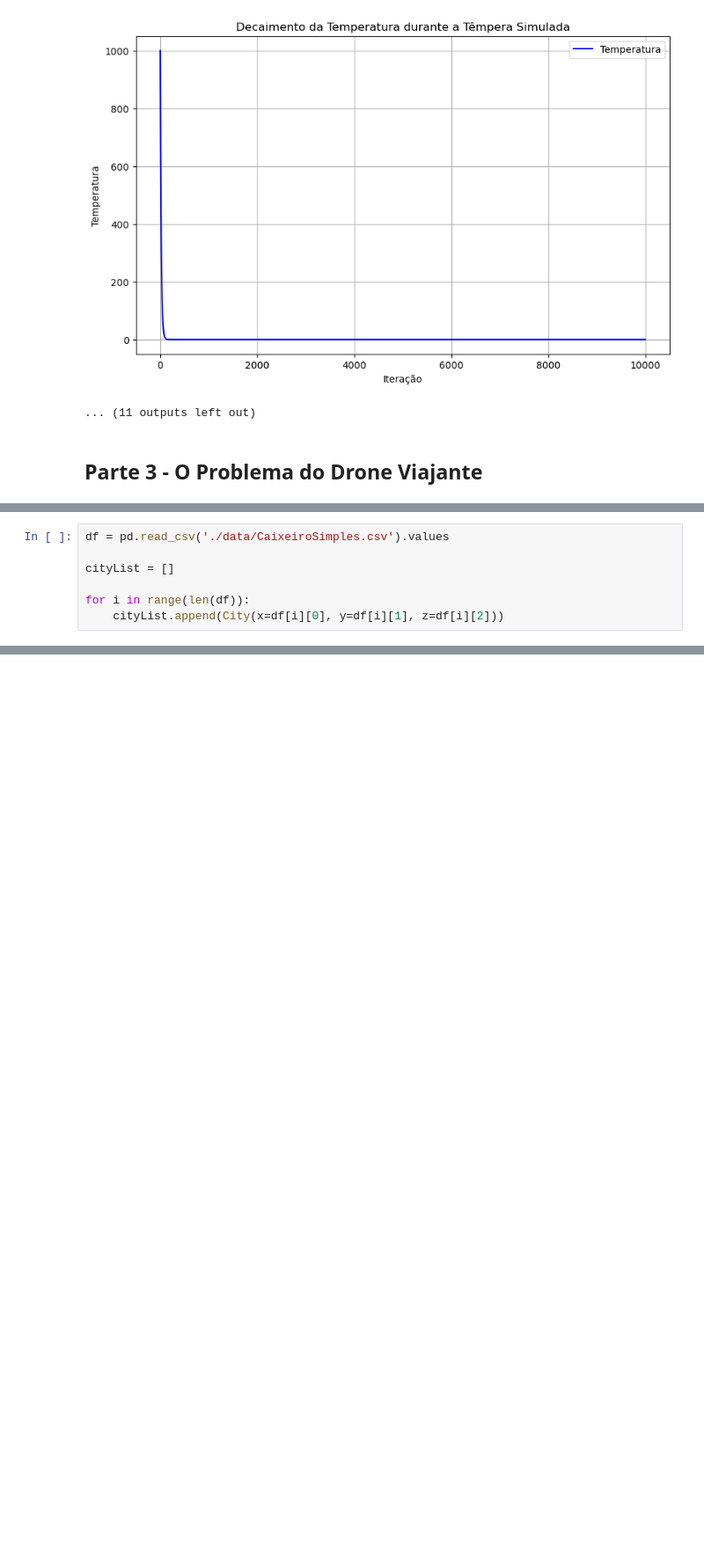
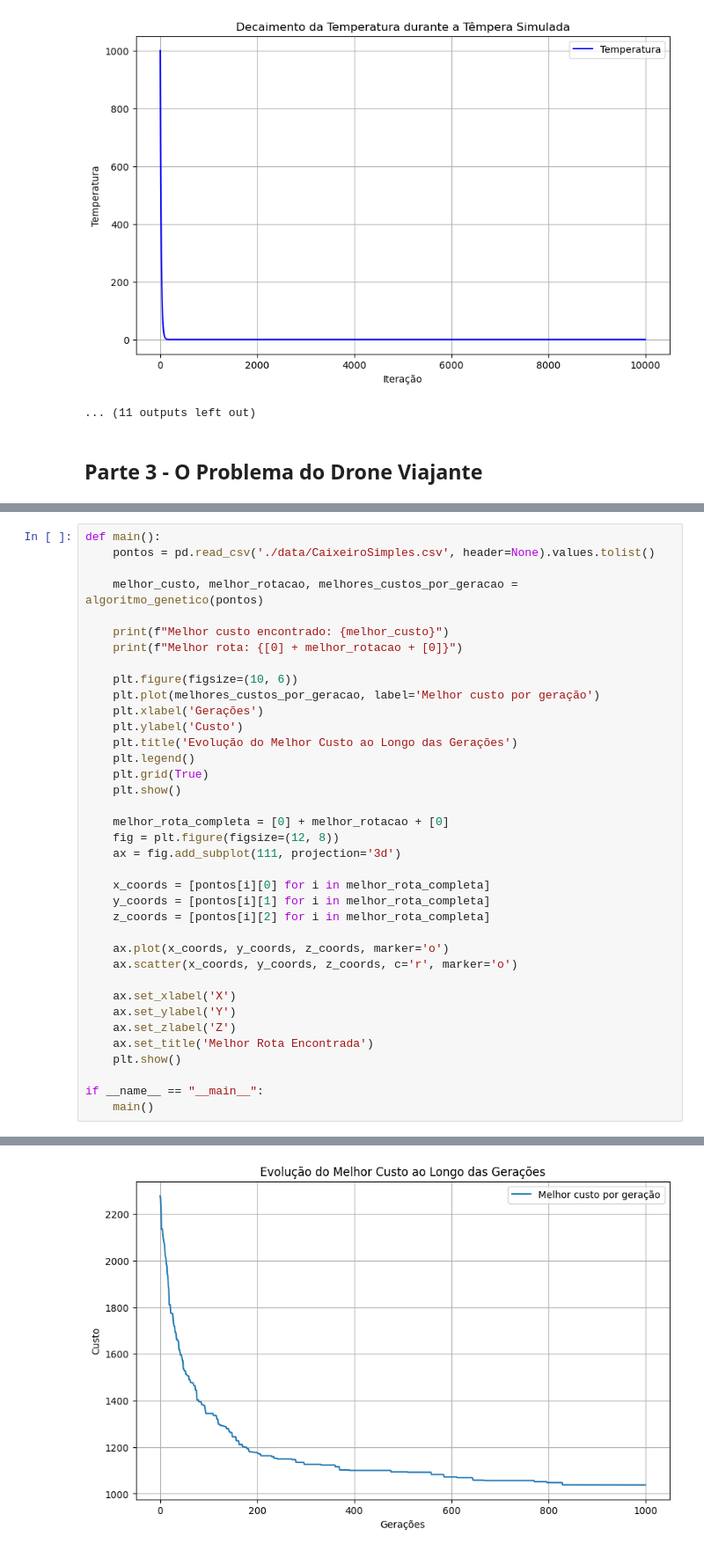
Before and after one commit to clys-man/av3, a Jupyter notebook: main.ipynb, the cells around one changed output, grey strips where cells are left out. Shown at 88% size. Saved outputs shown, nothing was run; the diff lists cells and outputs as text; blank space fills up the shorter version.

```diff
--- a/main.ipynb
+++ b/main.ipynb
@@ -784,7 +631,0 @@ def geneticAlgorithm(population, popSize, eliteSize, mutationRate, generations):
-# %%
-df = pd.read_csv('./data/CaixeiroSimples.csv').values
-
-cityList = []
-
-for i in range(len(df)):
-    cityList.append(City(x=df[i][0], y=df[i][1], z=df[i][2]))
@@ -984,0 +748,38 @@ Melhor custo encontrado: 1051.01203613661
+# %%
+def main():
+    pontos = pd.read_csv('./data/CaixeiroSimples.csv', header=None).values.tolist()
+
+    melhor_custo, melhor_rotacao, melhores_custos_por_geracao = algoritmo_genetico(pontos)
+
+    print(f"Melhor custo encontrado: {melhor_custo}")
+    print(f"Melhor rota: {[0] + melhor_rotacao + [0]}")
+
+    plt.figure(figsize=(10, 6))
+    plt.plot(melhores_custos_por_geracao, label='Melhor custo por geração')
+    plt.xlabel('Gerações')
+    plt.ylabel('Custo')
+    plt.title('Evolução do Melhor Custo ao Longo das Gerações')
+    plt.legend()
+    plt.grid(True)
+    plt.show()
+
+    melhor_rota_completa = [0] + melhor_rotacao + [0]
+    fig = plt.figure(figsize=(12, 8))
+    ax = fig.add_subplot(111, projection='3d')
+
+    x_coords = [pontos[i][0] for i in melhor_rota_completa]
+    y_coords = [pontos[i][1] for i in melhor_rota_completa]
+    z_coords = [pontos[i][2] for i in melhor_rota_completa]
+
+    ax.plot(x_coords, y_coords, z_coords, marker='o')
+    ax.scatter(x_coords, y_coords, z_coords, c='r', marker='o')
+
+    ax.set_xlabel('X')
+    ax.set_ylabel('Y')
+    ax.set_zlabel('Z')
+    ax.set_title('Melhor Rota Encontrada')
+    plt.show()
+
+if __name__ == "__main__":
+    main()
+# %% [output]
@@ -984,0 +788 @@ Melhor custo encontrado: 1051.01203613661
+[figure, added]
```
Also changed, not shown: parts of 19 cells of this notebook.
